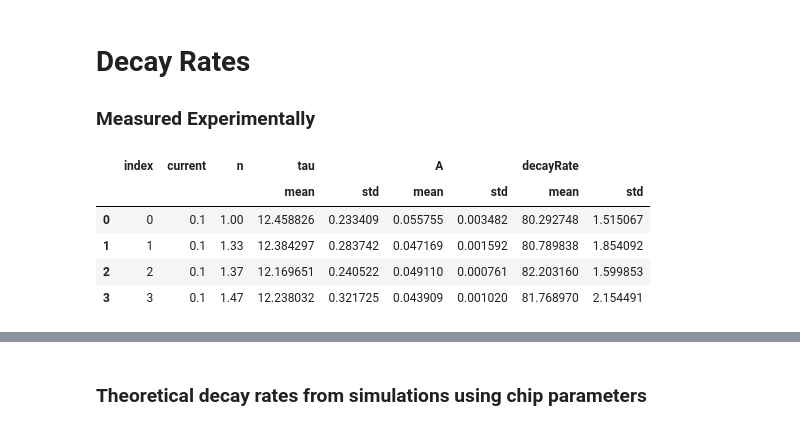
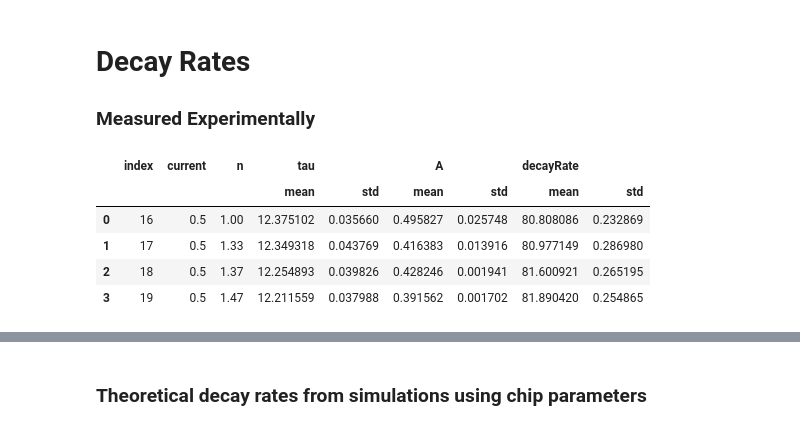
Before and after one commit to thomaspmann/LeedsPhotonics, a Jupyter notebook: McCumber/QuantumEfficiency.ipynb, the cells around one changed output, grey strips where cells are left out. Saved outputs shown, nothing was run; the diff lists cells and outputs as text; code cells hidden in the pictures.

```diff
--- a/McCumber/QuantumEfficiency.ipynb
+++ b/McCumber/QuantumEfficiency.ipynb
@@ -188,20 +188,20 @@ if save:
 # %%
 # Calculate decay rate in seconds and add to dataframe
 df['decayRate'] = 1/(df['tau']*1E-3)
 
 # Group data by current and n and calculate average and std.
 data = df.groupby(['current', 'n']).agg([np.mean, np.std]).reset_index()
 
 # OPTIONAL: Select single current -> 0.5 has strongest signal and was first measurement so most reliable
-data = data[data['current'] == 0.1].reset_index()
+data = data[data['current'] == 0.5].reset_index()
 data.head()
 # %% [output]
 |  | index | current | n | tau |  | A |  | decayRate |  |
 |  |  |  |  | mean | std | mean | std | mean | std |
-| 0 | 0 | 0.1 | 1.00 | 12.458826 | 0.233409 | 0.055755 | 0.003482 | 80.292748 | 1.515067 |
-| 1 | 1 | 0.1 | 1.33 | 12.384297 | 0.283742 | 0.047169 | 0.001592 | 80.789838 | 1.854092 |
-| 2 | 2 | 0.1 | 1.37 | 12.169651 | 0.240522 | 0.049110 | 0.000761 | 82.203160 | 1.599853 |
-| 3 | 3 | 0.1 | 1.47 | 12.238032 | 0.321725 | 0.043909 | 0.001020 | 81.768970 | 2.154491 |
+| 0 | 16 | 0.5 | 1.00 | 12.375102 | 0.035660 | 0.495827 | 0.025748 | 80.808086 | 0.232869 |
+| 1 | 17 | 0.5 | 1.33 | 12.349318 | 0.043769 | 0.416383 | 0.013916 | 80.977149 | 0.286980 |
+| 2 | 18 | 0.5 | 1.37 | 12.254893 | 0.039826 | 0.428246 | 0.001941 | 81.600921 | 0.265195 |
+| 3 | 19 | 0.5 | 1.47 | 12.211559 | 0.037988 | 0.391562 | 0.001702 | 81.890420 | 0.254865 |
 # %%
 xdata = data['n']
 ydata = data['decayRate']['mean']
```
Also changed, not shown: parts of 12 cells of this notebook, 9 other files.
